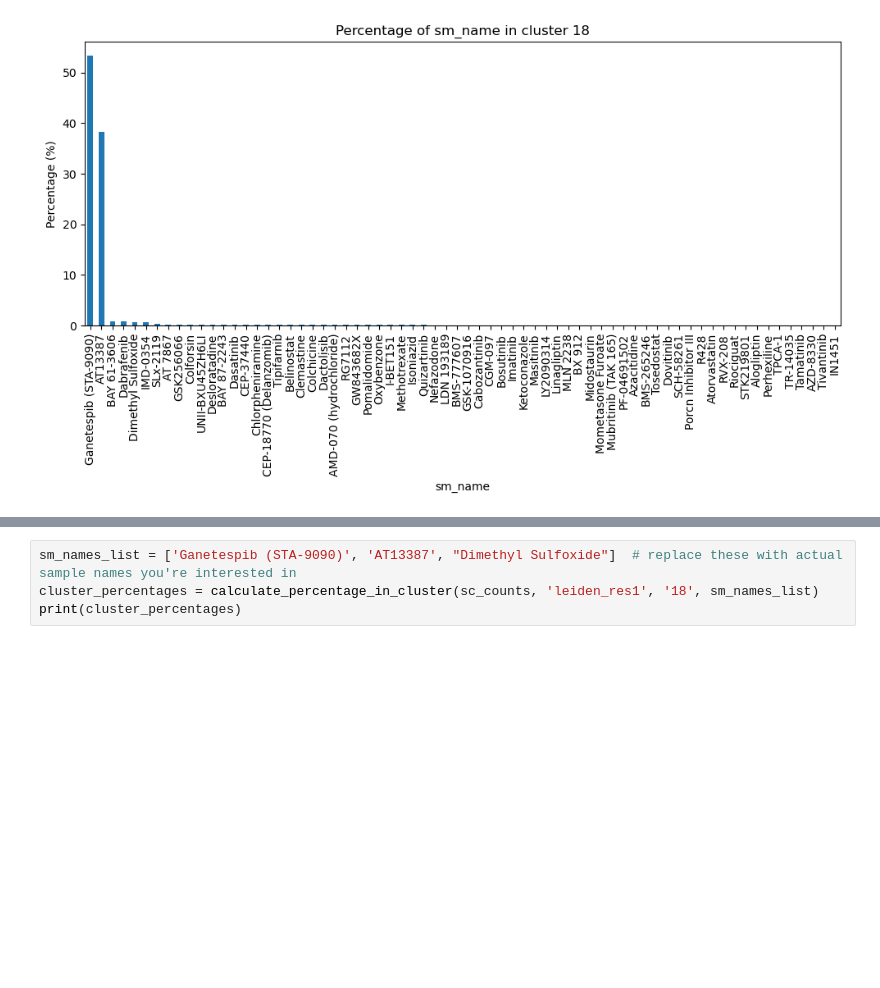
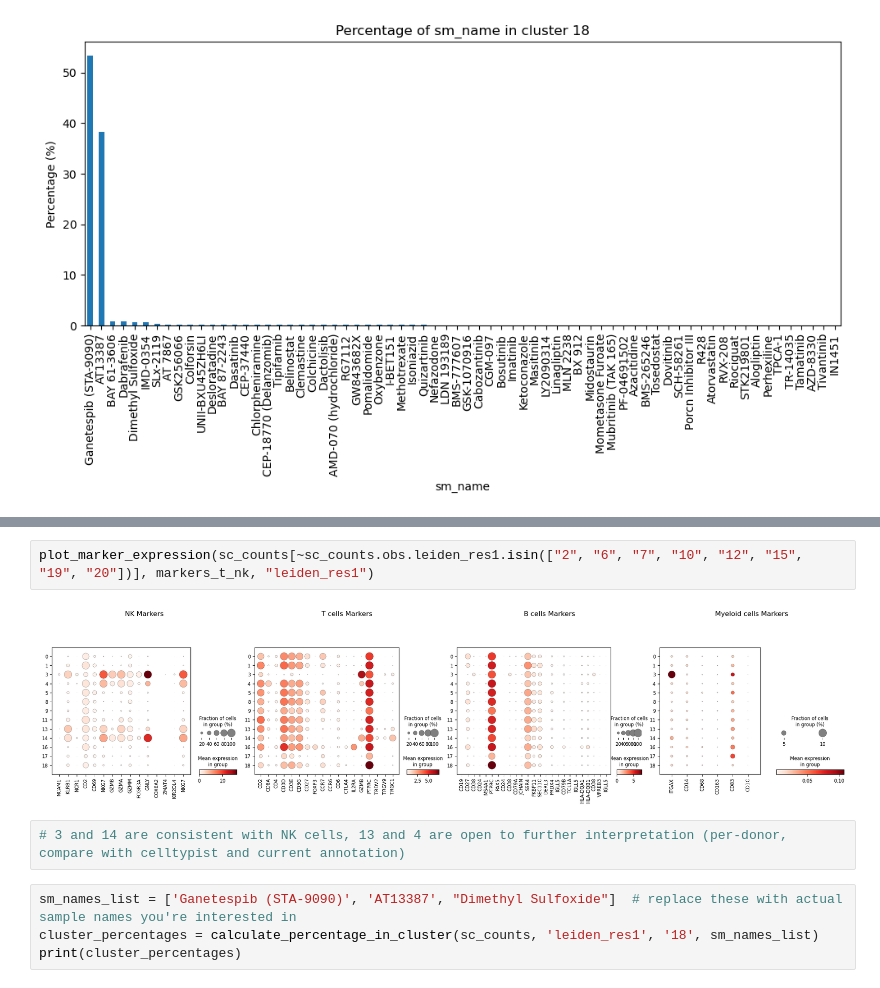
Before and after one commit to theislab/task-dge-perturbation-prediction-analysis, a Jupyter notebook: notebooks/celltype_analysis_1.ipynb, the cells around one changed output, grey strips where cells are left out. Cells and saved outputs as stored; diff of their text form; blank space fills up the shorter version.

```diff
--- a/notebooks/celltype_analysis.ipynb
+++ b/notebooks/celltype_analysis_1.ipynb
@@ -468,3 +541,9 @@ plot_marker_expression(sc_counts, markers_t_nk, groupby)
+# %%
+plot_marker_expression(sc_counts[~sc_counts.obs.leiden_res1.isin(["2", "6", "7", "10", "12", "15", "19", "20"])], markers_t_nk, "leiden_res1")
+# %% [output]
+[figure, added]
+# %%
+# 3 and 14 are consistent with NK cells, 13 and 4 are open to further interpretation (per-donor, compare with celltypist and current annotation)
 # %%
 sm_names_list = ['Ganetespib (STA-9090)', 'AT13387', "Dimethyl Sulfoxide"]  # replace these with actual sample names you're interested in
 cluster_percentages = calculate_percentage_in_cluster(sc_counts, 'leiden_res1', '18', sm_names_list)
```
Also changed, not shown: parts of 14 cells of this notebook, 1 other file.
